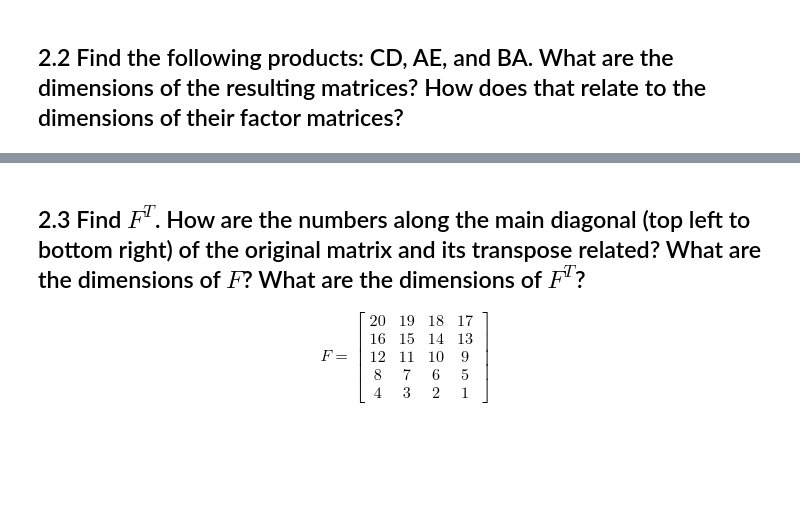
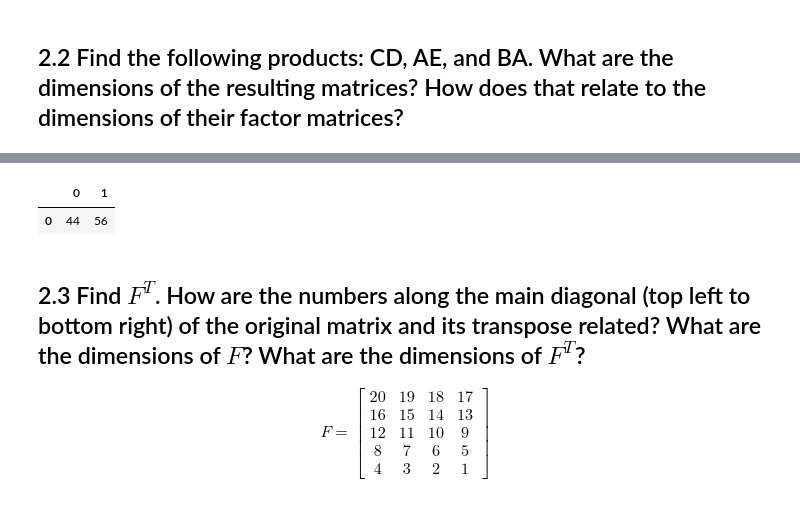
Before and after one commit to ChristianJJohnson/DS-Unit-1-Sprint-3-Linear-Algebra, a Jupyter notebook: module1-vectors-and-matrices/LS_DS_131_Vectors_and_Matrices_Assignment.ipynb, the cells around one changed output, grey strips where cells are left out. Saved outputs shown, nothing was run; the diff lists cells and outputs as text; code cells hidden in the pictures; blank space fills up the shorter version.

```diff
--- a/module1-vectors-and-matrices/LS_DS_131_Vectors_and_Matrices_Assignment.ipynb
+++ b/module1-vectors-and-matrices/LS_DS_131_Vectors_and_Matrices_Assignment.ipynb
@@ -256,3 +311,9 @@ E: 2x2
+# %%
+BA = np.matmul(B,A)
+pd.DataFrame(BA)
+# %% [output]
+|  | 0 | 1 |
+| 0 | 44 | 56 |
 # %% [markdown]
 ## 2.3  Find $F^{T}$. How are the numbers along the main diagonal (top left to bottom right) of the original matrix and its transpose related? What are the dimensions of $F$? What are the dimensions of $F^{T}$?
 
```
Also changed, not shown: parts of 15 cells of this notebook.
